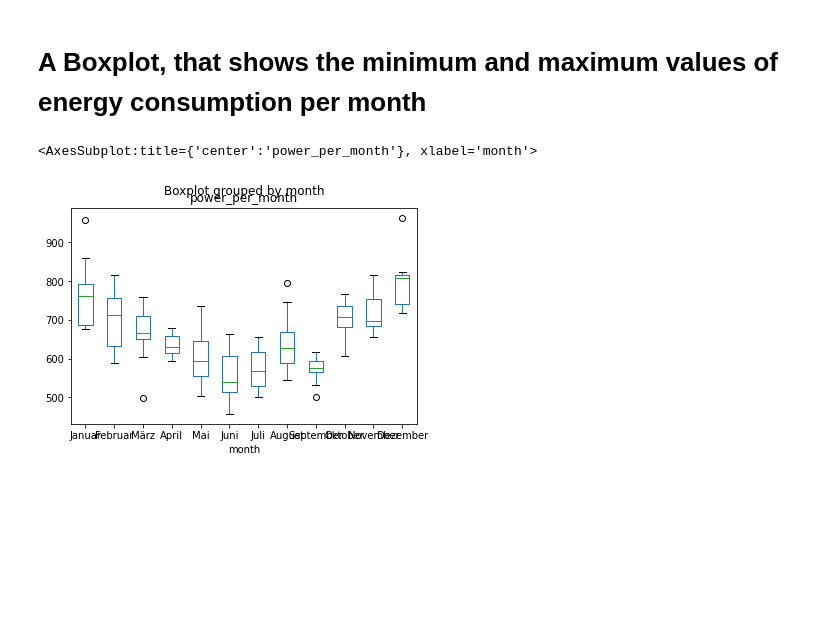
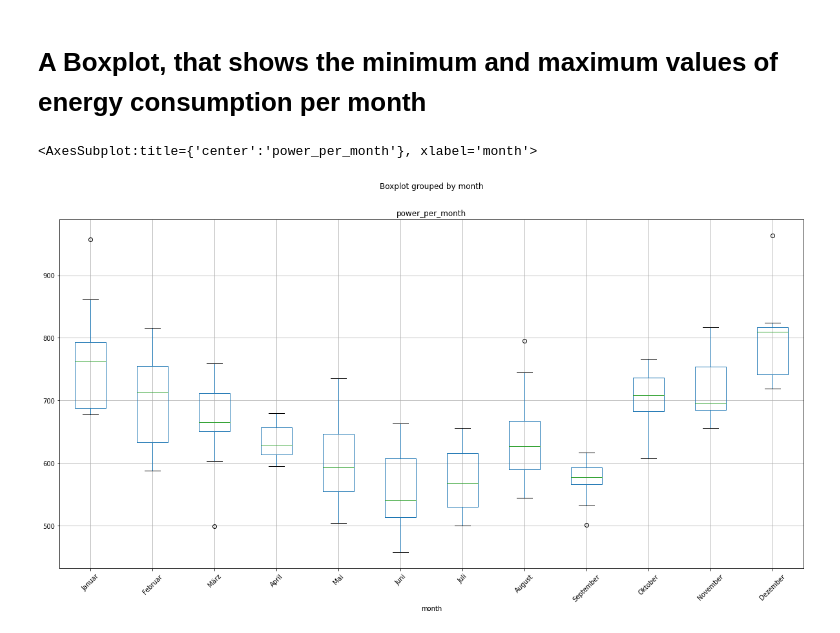
Before and after one commit to mweil372/jupyter-notebooks, a Jupyter notebook: energy-consumption.ipynb, the cells around one changed output. Saved outputs shown, nothing was run; the diff lists cells and outputs as text; code cells hidden in the pictures; blank space fills up the shorter version.

```diff
--- a/energy-consumption.ipynb
+++ b/energy-consumption.ipynb
@@ -101,11 +109,10 @@ plt.show()
 [figure]
 # %% [markdown]
 # A Boxplot, that shows the minimum and maximum values of energy consumption per month
-# %%
-#print(type(df_new['date'][0]))
-df_new.boxplot(by='month', column =['power_per_month'], grid = False)
-# %% [output]
-<AxesSubplot:title={'center':'power_per_month'}, xlabel='month'>
-[figure, removed]
+# %%
+df_new.boxplot(by='month', column =['power_per_month'], grid = True, rot=45, figsize=(20,10))
+# %% [output]
+<AxesSubplot:title={'center':'power_per_month'}, xlabel='month'>
+[figure, added]
 # %%
 df_heatmap = df_new.pivot(index='month', columns='year', values='power_per_month')
```
Also changed, not shown: parts of 4 cells of this notebook.
